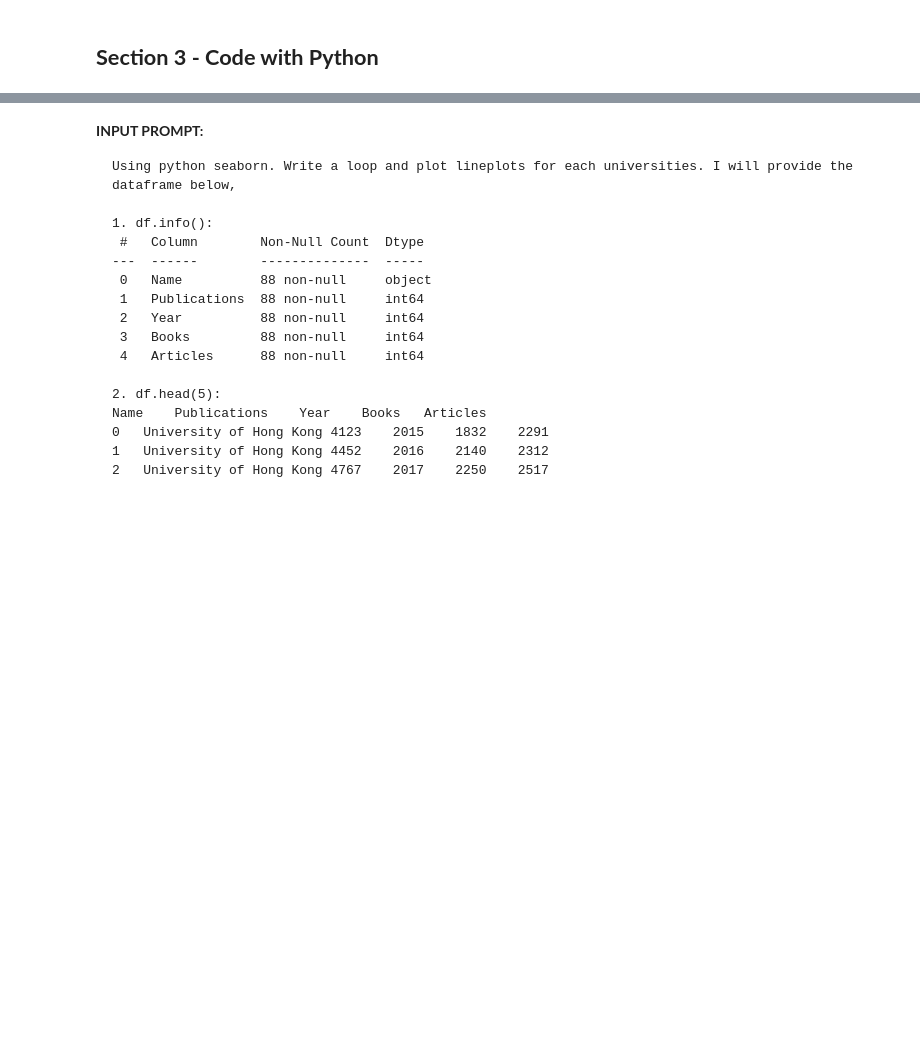
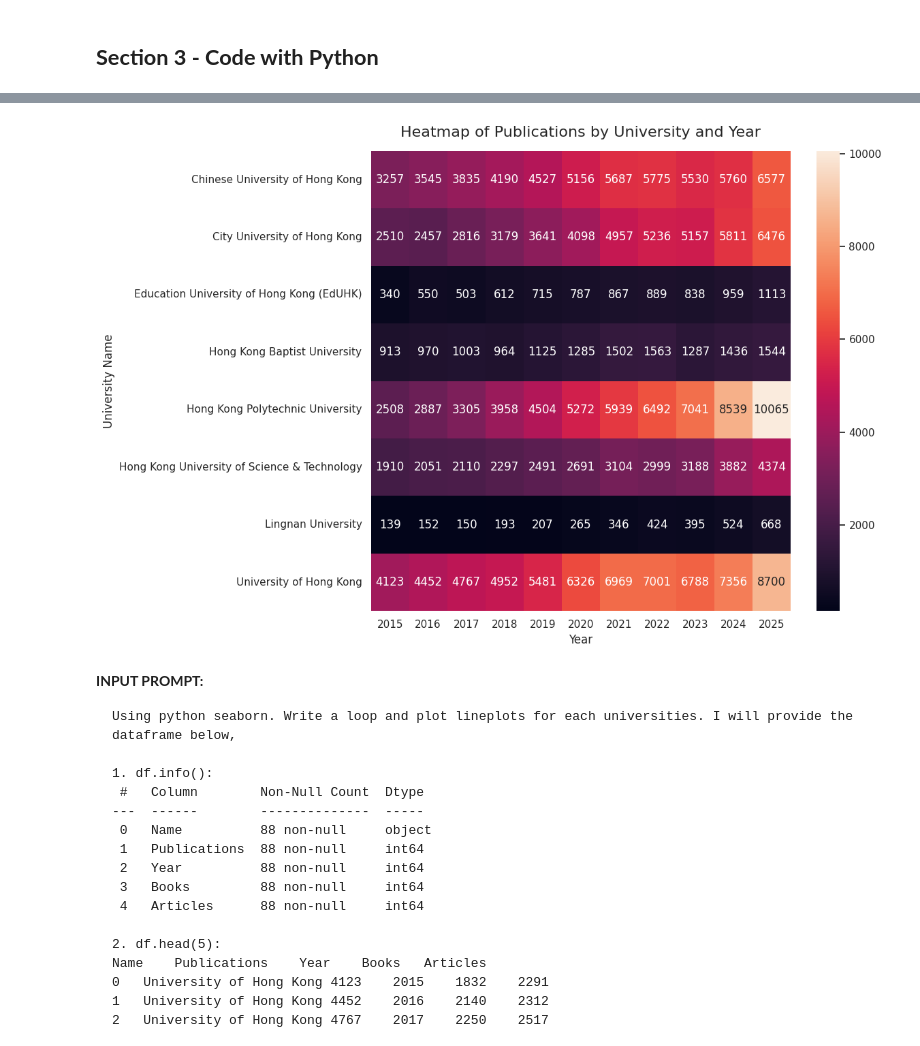
Before and after one commit to michaely-p/202611_workshop, a Jupyter notebook: vibe_coding_workshop_20261022.ipynb, the cells around one changed output, grey strips where cells are left out. Cells and saved outputs as stored; diff of their text form; code cells hidden in the pictures; blank space fills up the shorter version.

```diff
--- a/vibe_coding_workshop_20261022.ipynb
+++ b/vibe_coding_workshop_20261022.ipynb
@@ -246,3 +214,39 @@ plt.show()
+# %%
+import pandas as pd
+import seaborn as sns
+import matplotlib.pyplot as plt
+
+# 1. Read the Excel file
+# Replace 'your_data.xlsx' with your actual file path
+file_path = "https://github.com/michaely-p/202611_workshop/raw/refs/heads/main/20260629_pseudo_dataset.xlsx"
+df = pd.read_excel(file_path)
+
+# 2. Pivot the DataFrame to create a matrix for the heatmap
+# Rows (y) = Name, Columns (x) = Year, Values (color) = Publications
+heatmap_data = df.pivot(index='Name', columns='Year', values='Publications')
+
+# 3. Set up the matplotlib figure
+plt.figure(figsize=(12, 8))
+
+# 4. Draw the heatmap
+sns.heatmap(
+    heatmap_data,
+    annot=True,       # Show the actual numbers in the boxes
+    fmt=".0f",        # Format the numbers as integers
+)
+
+# 5. Customize titles and labels
+plt.title('Heatmap of Publications by University and Year', fontsize=16, pad=15)
+plt.xlabel('Year', fontsize=12)
+plt.ylabel('University Name', fontsize=12)
+
+# 6. Adjust layout to fit labels nicely
+plt.tight_layout()
+
+# 7. Display the plot
+plt.show()
+# %% [output]
+[figure, added]
 # %% [markdown]
 **INPUT PROMPT:**
 
```
Also changed, not shown: parts of 26 cells of this notebook.
